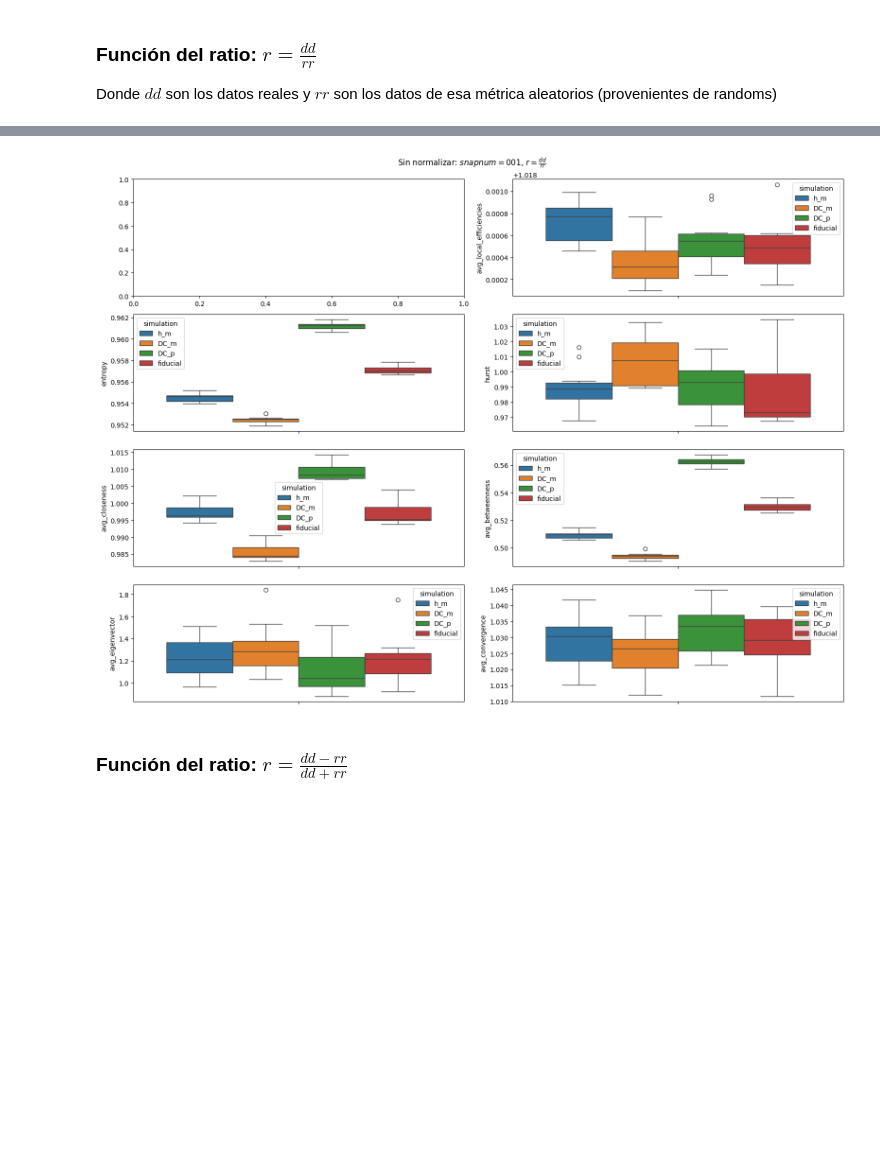
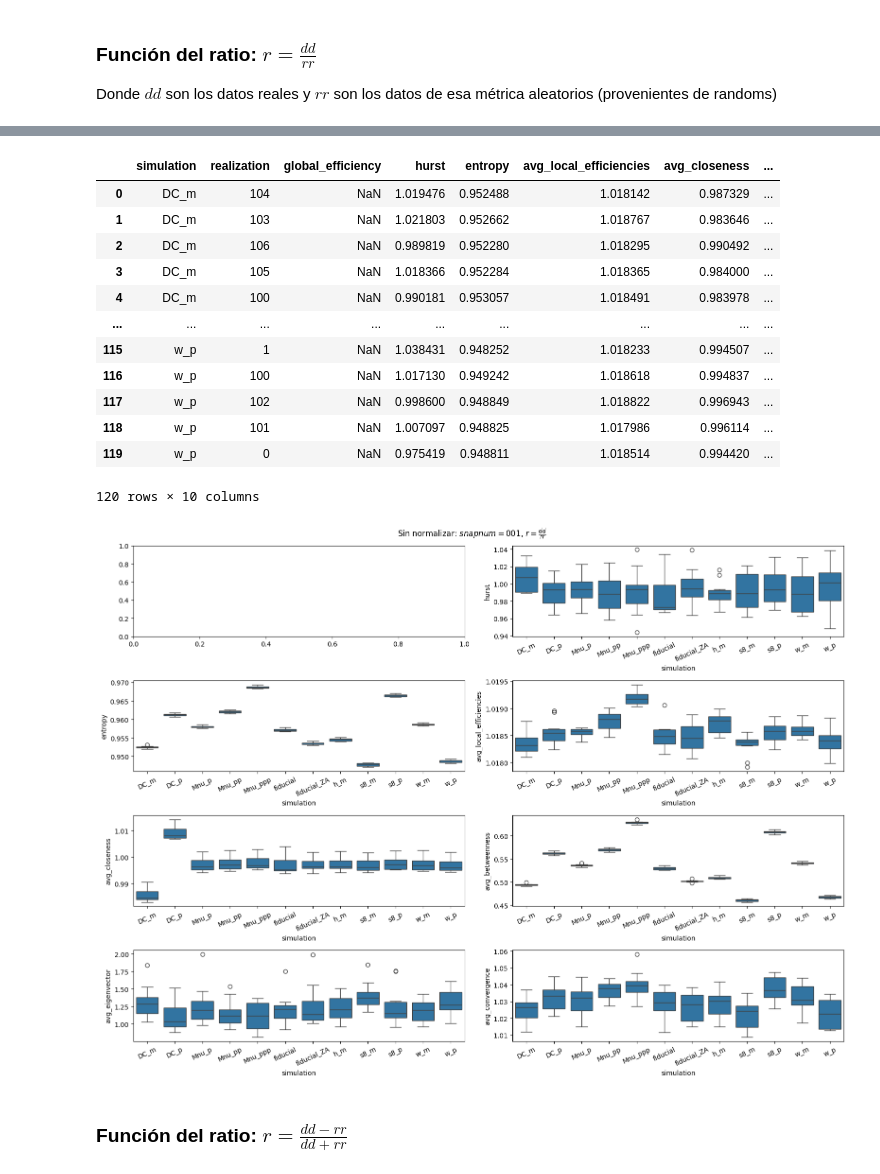
Before and after one commit to dosquisd/Quijote-Simulations-Delaunay, a Jupyter notebook: 003_plots.ipynb, the cells around one changed output, grey strips where cells are left out. Drawn from its saved outputs; the diff is of its cells as text; code cells hidden in the pictures; blank space fills up the shorter version.

Commit message:
chore: remake the plots changing source data

```diff
--- a/003_plots.ipynb
+++ b/003_plots.ipynb
@@ -250,6 +227,8 @@ for metric, ax in zip(global_metrics, (ax1, ax2, ax3, ax4, ax5, ax6, ax7, ax8)):
     else:
         sns.violinplot(df[df["snapnum"] == "000"], x='simulation', y=metric, hue='snapnum', inner='quart', palette=sns.cubehelix_palette(start=2), ax=ax)
 
+    ax.tick_params(axis="x", rotation=25)
+
 fig.suptitle('Sin normalizar')
 fig.tight_layout()
 plt.show()
@@ -260,14 +236,0 @@ plt.show()
-# %%
-fig, ((ax1, ax2), (ax3, ax4), (ax5, ax6), (ax7, ax8)) = plt.subplots(4, 2, figsize=(16, 12))
-
-for metric, ax in zip(global_metrics, (ax1, ax2, ax3, ax4, ax5, ax6, ax7, ax8)):
-    if metric != "global_efficiency":
-        sns.boxplot(normalized_df, x='simulation',
-                    y=metric, hue='snapnum', ax=ax)
-    else:
-        sns.boxplot(normalized_df[normalized_df["snapnum"] == "000"],
-                    x='simulation', y=metric, hue='snapnum', ax=ax)
-
-fig.suptitle('Normalizado')
-fig.tight_layout()
-plt.show()
@@ -276,14 +236,0 @@ plt.show()
-# %%
-fig, ((ax1, ax2), (ax3, ax4), (ax5, ax6), (ax7, ax8)) = plt.subplots(4, 2, figsize=(16, 12))
-
-for metric, ax in zip(global_metrics, (ax1, ax2, ax3, ax4, ax5, ax6, ax7, ax8)):
-    if metric != "global_efficiency":
-        sns.violinplot(normalized_df, x='simulation', y=metric,
-                       hue='snapnum', inner='quart', palette=sns.cubehelix_palette(start=2), ax=ax)
-    else:
-        sns.violinplot(normalized_df[normalized_df["snapnum"] == "000"],
-                       x='simulation', y=metric, hue='snapnum', inner='quart', palette=sns.cubehelix_palette(start=2), ax=ax)
-
-fig.suptitle('Normalizado')
-fig.tight_layout()
-plt.show()
@@ -321,9 +266,11 @@ def plot_ratio(df: pd.DataFrame, snapnum: Snapnums, func: callable = None, title
 
     if snapnum == "000":
         sns.boxplot(ratio, y='global_efficiency', x='simulation', ax=ax1)
+        ax1.tick_params(axis="x", rotation=25)
 
     for metric, ax in zip(global_metrics[1:], (ax2, ax3, ax4, ax5, ax6, ax7, ax8)):
         sns.boxplot(ratio, y=metric, x='simulation', ax=ax)
+        ax.tick_params(axis="x", rotation=25)
 
     fig.suptitle(title)
     fig.tight_layout()
@@ -358,7 +305,20 @@ plot_ratio(df, "000", ratio_func1, r"Sin normalizar: $snapnum=000$, $r=\frac{dd}
 # %%
-plot_ratio(df, "001", ratio_func1, r"Sin normalizar: $snapnum=001$, $r=\frac{dd}{rr}$")
+plot_ratio(df[df["simulation"] != "fiducial_LR"], "001", ratio_func1, r"Sin normalizar: $snapnum=001$, $r=\frac{dd}{rr}$")
 # %% [output]
+|  | simulation | realization | global_efficiency | hurst | entropy | avg_local_efficiencies | avg_closeness | ... |
+| 0 | DC_m | 104 | NaN | 1.019476 | 0.952488 | 1.018142 | 0.987329 | ... |
+| 1 | DC_m | 103 | NaN | 1.021803 | 0.952662 | 1.018767 | 0.983646 | ... |
+| 2 | DC_m | 106 | NaN | 0.989819 | 0.952280 | 1.018295 | 0.990492 | ... |
+| 3 | DC_m | 105 | NaN | 1.018366 | 0.952284 | 1.018365 | 0.984000 | ... |
+| 4 | DC_m | 100 | NaN | 0.990181 | 0.953057 | 1.018491 | 0.983978 | ... |
+| ... | ... | ... | ... | ... | ... | ... | ... | ... |
+| 115 | w_p | 1 | NaN | 1.038431 | 0.948252 | 1.018233 | 0.994507 | ... |
+| 116 | w_p | 100 | NaN | 1.017130 | 0.949242 | 1.018618 | 0.994837 | ... |
+| 117 | w_p | 102 | NaN | 0.998600 | 0.948849 | 1.018822 | 0.996943 | ... |
+| 118 | w_p | 101 | NaN | 1.007097 | 0.948825 | 1.017986 | 0.996114 | ... |
+| 119 | w_p | 0 | NaN | 0.975419 | 0.948811 | 1.018514 | 0.994420 | ... |
+120 rows × 10 columns
-[figure, old version]
+[figure, new version]
 # %% [markdown]
 ### Función del ratio: $r = \frac{dd - rr}{dd + rr}$
 # %%
```
Also changed, not shown: parts of 24 cells of this notebook.
